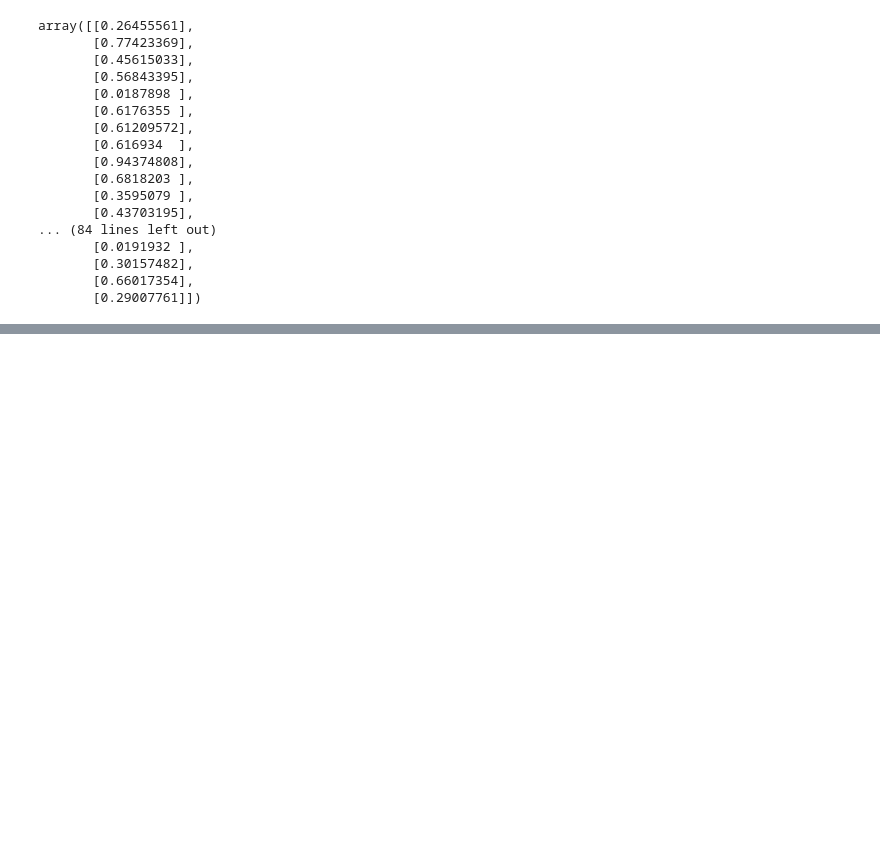
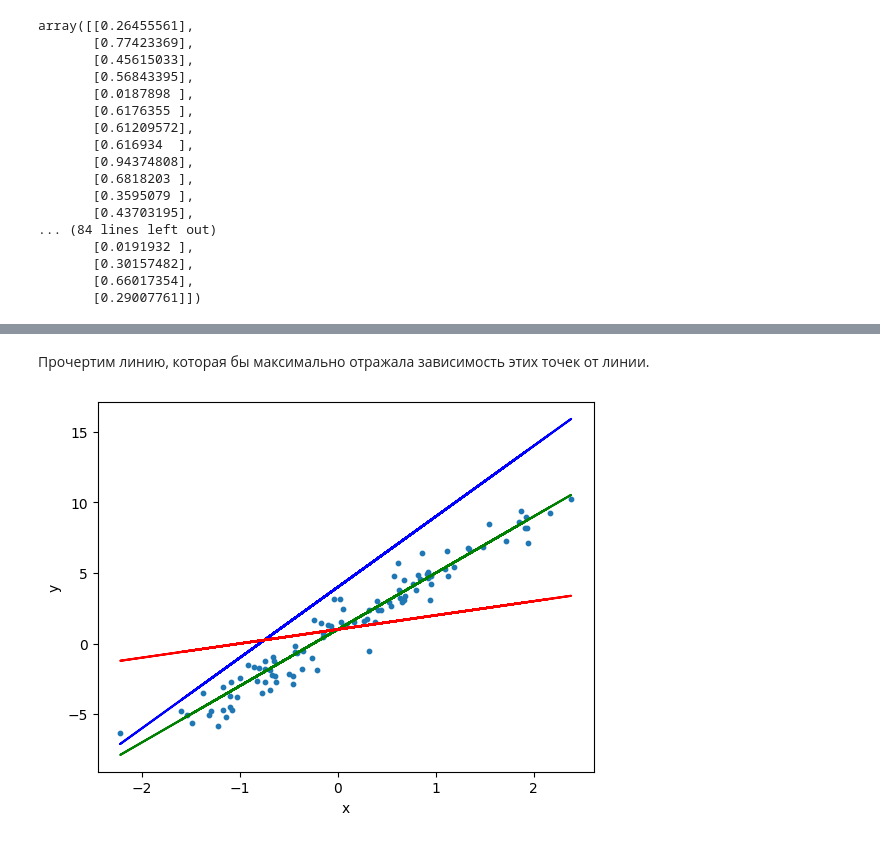
Before and after one commit to Dmitriy6655/Sem1_Machine_learning, a Jupyter notebook: Копия_блокнота_"Sem1_Machine_learning_ipynb".ipynb, the cells around one changed output, grey strips where cells are left out. Saved outputs shown, nothing was run; the diff lists cells and outputs as text; code cells hidden in the pictures; blank space fills up the shorter version.

```diff
--- a/Копия_блокнота_"Sem1_Machine_learning_ipynb".ipynb
+++ b/Копия_блокнота_"Sem1_Machine_learning_ipynb".ipynb
@@ -127,0 +137,15 @@ array([[0.26455561],
+# %% [markdown]
+Прочертим линию, которая бы максимально отражала зависимость этих точек от линии.
+# %%
+y1=1+4*x
+y2=4+5*x
+y3=1+1*x
+plt.scatter(x, y, s=10)
+plt.plot(x,y1,'g')
+plt.plot(x,y2,'b')
+plt.plot(x,y3,'r')
+plt.xlabel('x')
+plt.ylabel('y')
+plt.show()
+# %% [output]
+[figure, added]
```
Also changed, not shown: parts of 1 cell of this notebook.
